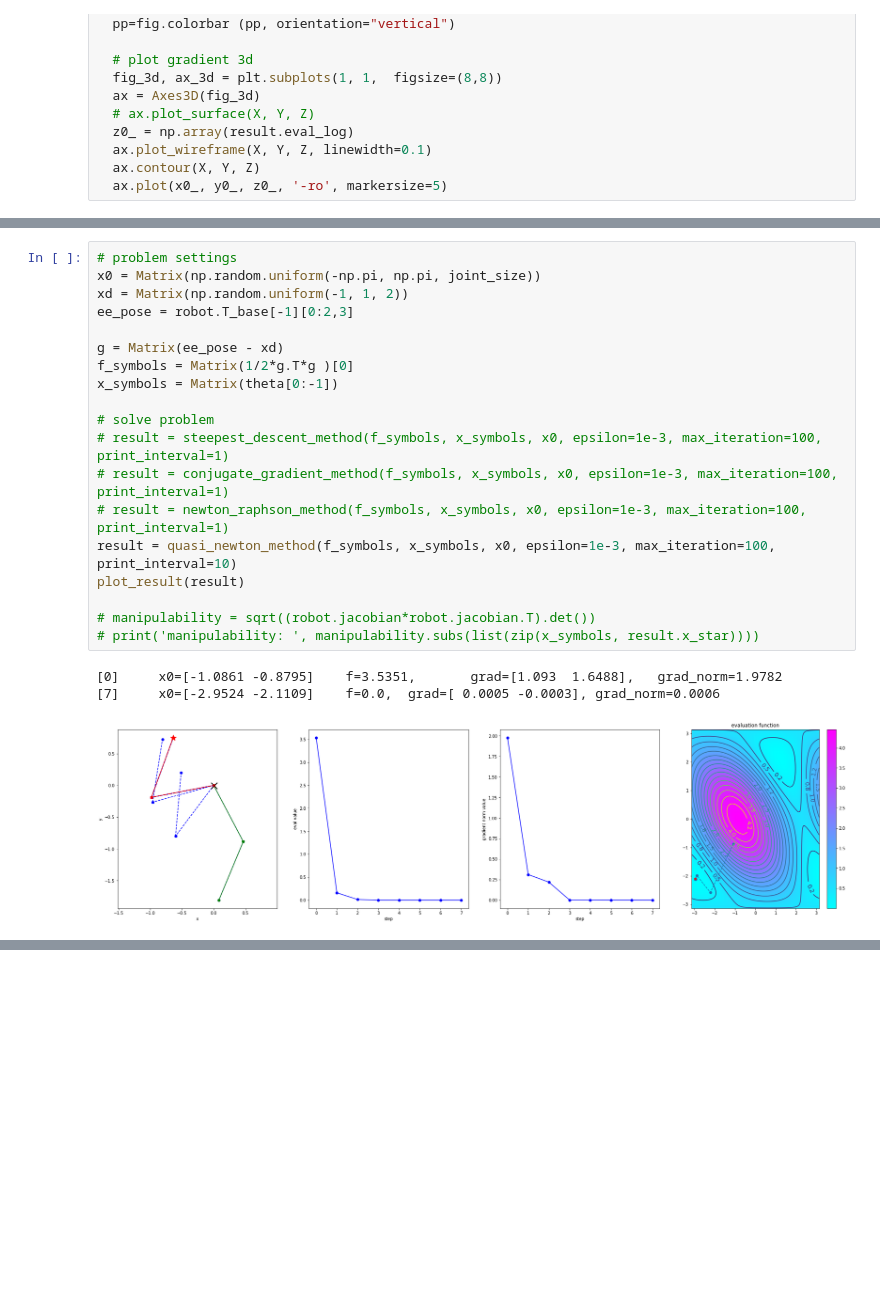
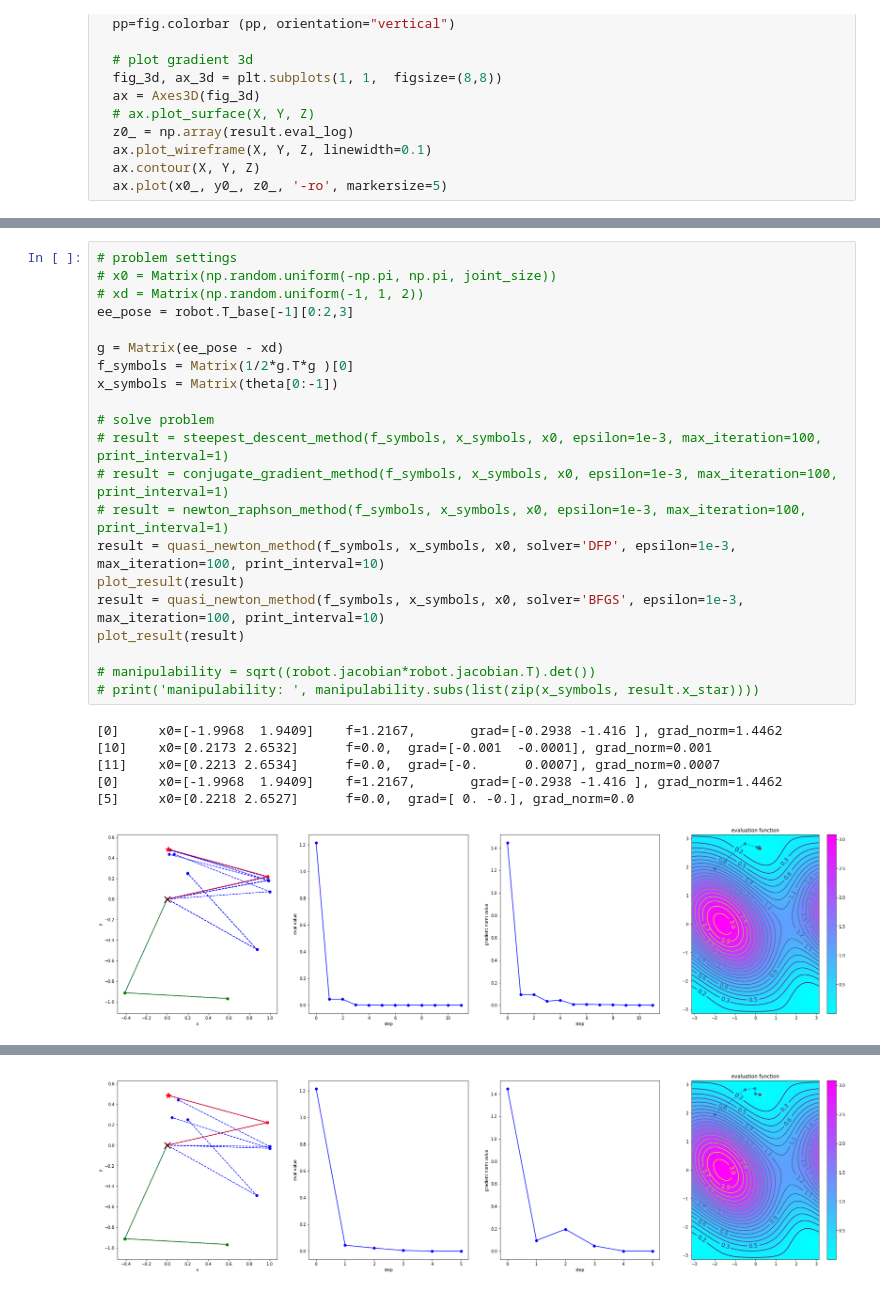
Before and after one commit to TakashiSato/colaboratory, a Jupyter notebook: NonLinearOptimalControl/Algorithm2_4_QuasiNewtonMethod.ipynb, the cells around one changed output, grey strips where cells are left out. Drawn from its saved outputs; the diff is of its cells as text; blank space fills up the shorter version.

```diff
--- a/NonLinearOptimalControl/Algorithm2_4_QuasiNewtonMethod.ipynb
+++ b/NonLinearOptimalControl/Algorithm2_4_QuasiNewtonMethod.ipynb
@@ -453,24 +469,29 @@ def quasi_newton_method(f_symbols, x_symbols, x0, epsilon=1e-4, max_iteration=10
   return ret
 # %%
 # problem settings
-x0 = Matrix(np.random.uniform(-np.pi, np.pi, joint_size))
-xd = Matrix(np.random.uniform(-1, 1, 2))
+# x0 = Matrix(np.random.uniform(-np.pi, np.pi, joint_size))
+# xd = Matrix(np.random.uniform(-1, 1, 2))
 ee_pose = robot.T_base[-1][0:2,3]
 
 g = Matrix(ee_pose - xd)
 f_symbols = Matrix(1/2*g.T*g )[0]
 x_symbols = Matrix(theta[0:-1])
 
 # solve problem
 # result = steepest_descent_method(f_symbols, x_symbols, x0, epsilon=1e-3, max_iteration=100, print_interval=1)
 # result = conjugate_gradient_method(f_symbols, x_symbols, x0, epsilon=1e-3, max_iteration=100, print_interval=1)
 # result = newton_raphson_method(f_symbols, x_symbols, x0, epsilon=1e-3, max_iteration=100, print_interval=1)
-result = quasi_newton_method(f_symbols, x_symbols, x0, epsilon=1e-3, max_iteration=100, print_interval=10)
+result = quasi_newton_method(f_symbols, x_symbols, x0, solver='DFP', epsilon=1e-3, max_iteration=100, print_interval=10)
+plot_result(result)
+result = quasi_newton_method(f_symbols, x_symbols, x0, solver='BFGS', epsilon=1e-3, max_iteration=100, print_interval=10)
 plot_result(result)
 
 # manipulability = sqrt((robot.jacobian*robot.jacobian.T).det())
 # print('manipulability: ', manipulability.subs(list(zip(x_symbols, result.x_star))))
 # %% [output]
-[0]     x0=[-1.0861 -0.8795]    f=3.5351,       grad=[1.093  1.6488],   grad_norm=1.9782
-[7]     x0=[-2.9524 -2.1109]    f=0.0,  grad=[ 0.0005 -0.0003], grad_norm=0.0006
+[0]     x0=[-1.9968  1.9409]    f=1.2167,       grad=[-0.2938 -1.416 ], grad_norm=1.4462
+[10]    x0=[0.2173 2.6532]      f=0.0,  grad=[-0.001  -0.0001], grad_norm=0.001
+[11]    x0=[0.2213 2.6534]      f=0.0,  grad=[-0.      0.0007], grad_norm=0.0007
+[0]     x0=[-1.9968  1.9409]    f=1.2167,       grad=[-0.2938 -1.416 ], grad_norm=1.4462
+[5]     x0=[0.2218 2.6527]      f=0.0,  grad=[ 0. -0.], grad_norm=0.0
-[figure, old version]
+[figure, new version]
@@ -477,0 +499 @@ plot_result(result)
+[figure, added]
```
Also changed, not shown: parts of 2 cells of this notebook.
